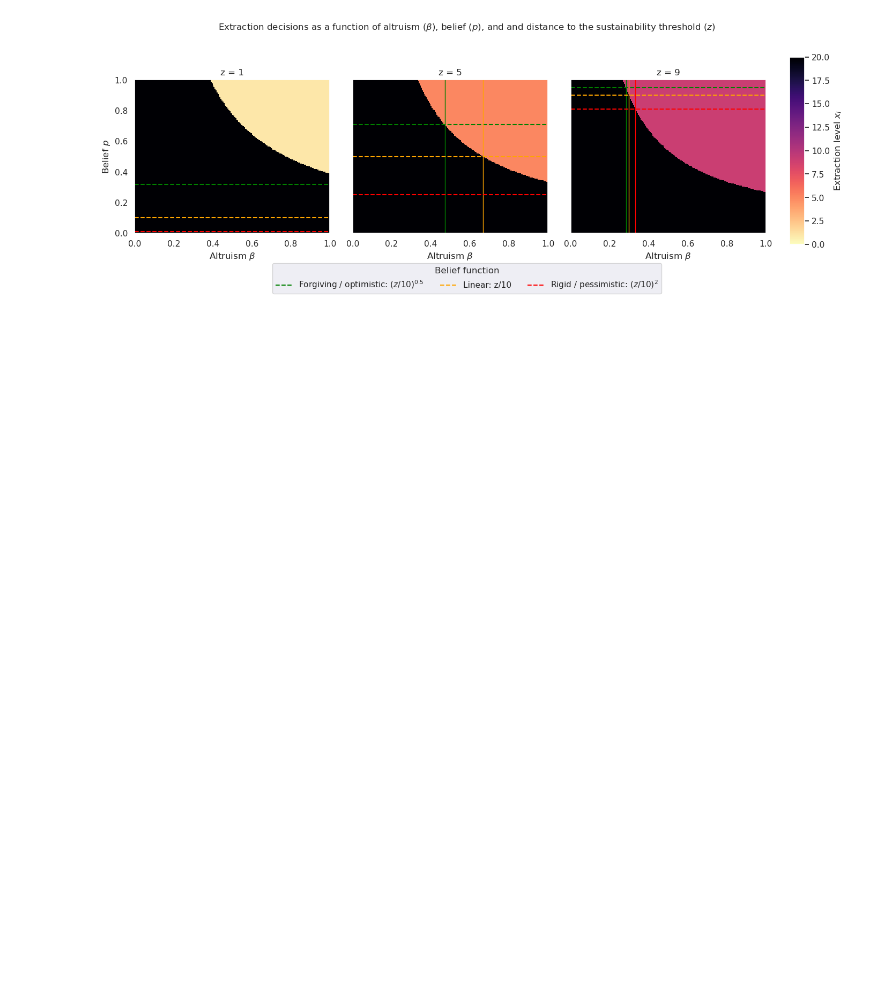
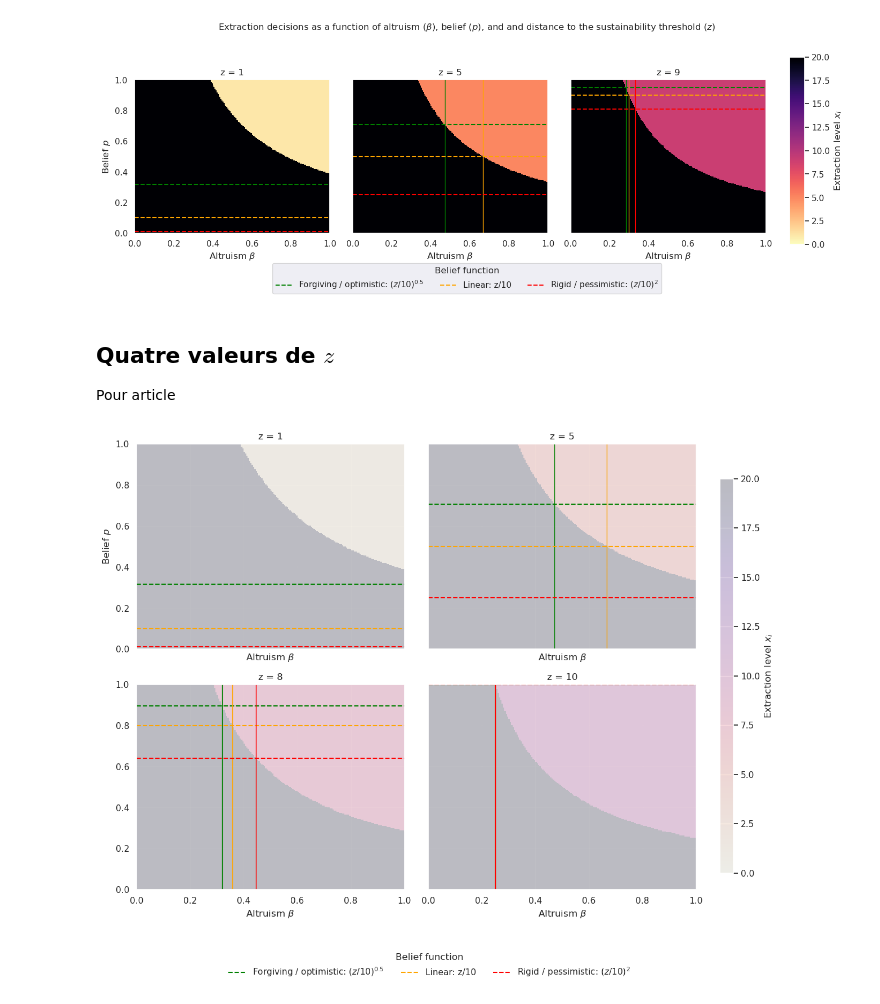
Before and after one commit to dimdub34/intergen, a Jupyter notebook: graphics.ipynb, the cells around one changed output. Drawn from its saved outputs; the diff is of its cells as text; code cells hidden in the pictures; blank space fills up the shorter version.

```diff
--- a/graphics.ipynb
+++ b/graphics.ipynb
@@ -90,8 +101,4 @@ plt.show()
 # %%
-import warnings
-warnings.filterwarnings("ignore", message=".*tight_layout.*")
-
-
 # Parameters
 z_values = [1, 5, 9]  # low, medium, high sacrifice levels
 beta = np.linspace(0, 1, 200)
@@ -116,6 +123,7 @@ phi_funcs = {"Forgiving / optimistic: $(z/10)^{0.5}$": ("green", phi_concave), "
 
 # Plot
 fig, axes = plt.subplots(1, 3, figsize=(14, 5), sharey=True)
+axes = axes.flatten()
 
 for i, z in enumerate(z_values):
     ax = axes[i]
@@ -151,3 +159,68 @@ plt.savefig("img/intra_inter/extraction_decisions_z.png", dpi=300, bbox_inches="
 plt.show()
 # %% [output]
 [figure]
+# %% [markdown]
+## Quatre valeurs de $z$
+
+Pour article
+# %%
+# Parameters
+z_values = [1, 5, 8, 10]  # low, medium, high sacrifice levels
+beta = np.linspace(0, 1, 200)
+p = np.linspace(0, 1, 200)
+B, P = np.meshgrid(beta, p)
+
+# Threshold condition for cooperation
+def coop_condition(z):
+    return (20 - z) / (50 - z)
+
+# Decision function: x = 20 if defect, x = z if cooperate
+def extraction(beta, p, z):
+    cond = beta * p >= coop_condition(z)
+    return np.where(cond, z, 20)
+
+# Belief functions
+def phi_concave(z): return (z / 10)**0.5
+def phi_linear(z): return (z / 10)
+def phi_convex(z): return (z / 10)**2
+
+phi_funcs = {"Forgiving / optimistic: $(z/10)^{0.5}$": ("green", phi_concave), "Linear: z/10": ("orange", phi_linear), "Rigid / pessimistic: $(z/10)^2$": ("red", phi_convex)}
+
+# Plot
+fig, axes = plt.subplots(2, 2, figsize=(12, 10), sharey=True, sharex=True)
+axes = axes.flatten()
+
+for i, z in enumerate(z_values):
+    ax = axes[i]
+    X = extraction(B, P, z)
+    c = ax.pcolormesh(beta, p, X, cmap="magma_r", shading="auto", vmin=0, vmax=20, alpha=0.2)
+
+    # Belief lines
+    for label, (color, func) in phi_funcs.items():
+        y_val = np.clip(func(z), 0, 1)
+        ax.axhline(y=y_val, color=color, ls="--", lw=1.5, label=label if i == 2 else None)
+        # Intersection line (threshold)
+        beta_thresh = coop_condition(z) / y_val if y_val > 0 else np.nan
+        if beta_thresh <= 1:
+            ax.axvline(x=beta_thresh, color=color, lw=1)
+
+    ax.set_title(f"z = {z}")
+    ax.set_xlabel(r"Altruism $\beta$")
+    if i == 0:
+        ax.set_ylabel(r"Belief $p$")
+    ax.set_xlim(0, 1)
+    ax.set_ylim(0, 1)
+    ax.grid(alpha=0.2)
+
+cbar_ax = fig.add_axes([0.93, 0.15, 0.02, 0.7])  # [x, y, width, height]
+fig.colorbar(c, cax=cbar_ax, label="Extraction level $x_i$")
+
+# Legend and title
+fig.legend(title="Belief function", loc="lower center", ncol=3, bbox_to_anchor=(0.5, -0.05), fancybox=False, frameon=False)
+#fig.suptitle("Extraction decisions as a function of altruism ($β$), belief ($p$), and and distance to the sustainability threshold ($z$)\n", fontsize=12)
+
+fig.tight_layout(rect=[0, 0.05, 0.92, 0.95])  # leave room for colorbar on right
+plt.savefig("img/intra_inter/extraction_decisions_z_4.png", dpi=300, bbox_inches="tight")
+plt.show()
+# %% [output]
+[figure, added]
```
Also changed, not shown: parts of 6 cells of this notebook, 10 other files.
